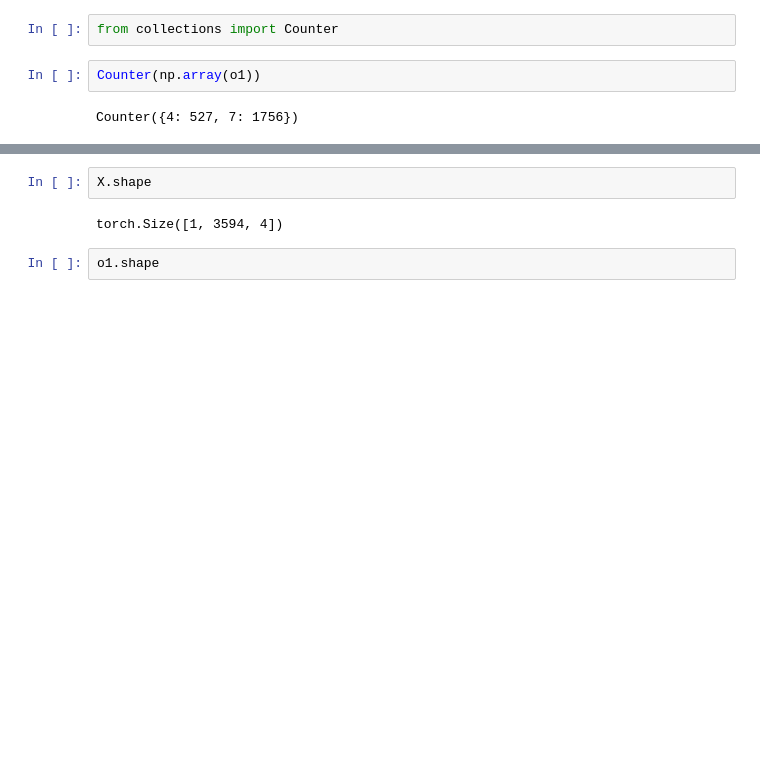
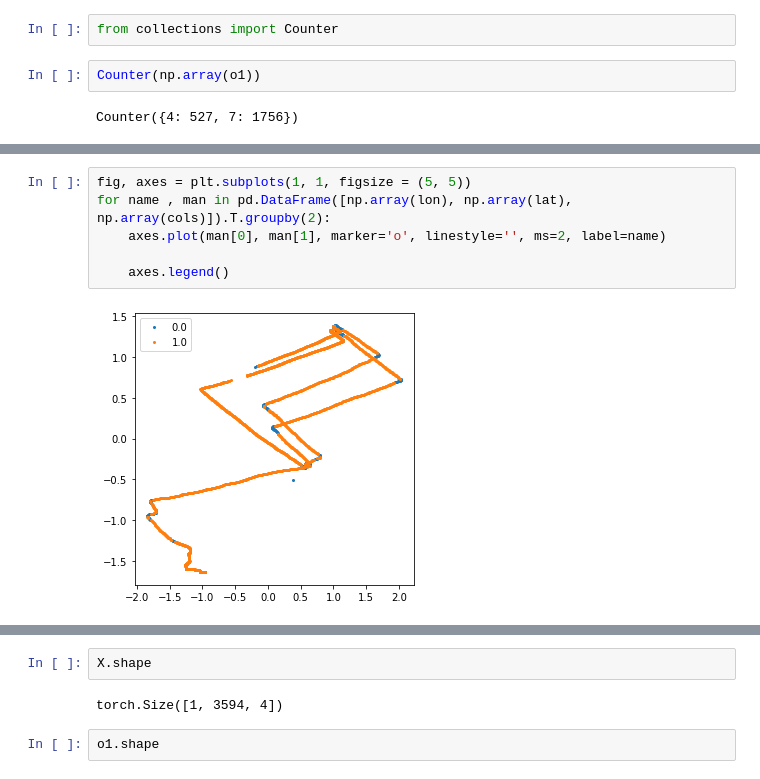
Before and after one commit to cmkerner20/sailing_app, a Jupyter notebook: tancModelMadness/realDataattempt1.ipynb, the cells around one changed output, grey strips where cells are left out. Cells and saved outputs as stored; diff of their text form; blank space fills up the shorter version.

```diff
--- a/tancModelMadness/realDataattempt1.ipynb
+++ b/tancModelMadness/realDataattempt1.ipynb
@@ -158 +170,9 @@ Counter({4: 527, 7: 1756})
+# %%
+fig, axes = plt.subplots(1, 1, figsize = (5, 5))
+for name , man in pd.DataFrame([np.array(lon), np.array(lat), np.array(cols)]).T.groupby(2):
+    axes.plot(man[0], man[1], marker='o', linestyle='', ms=2, label=name)
+
+    axes.legend()
+# %% [output]
+[figure, added]
 # %%
```
Also changed, not shown: parts of 3 cells of this notebook, 7 other files.
